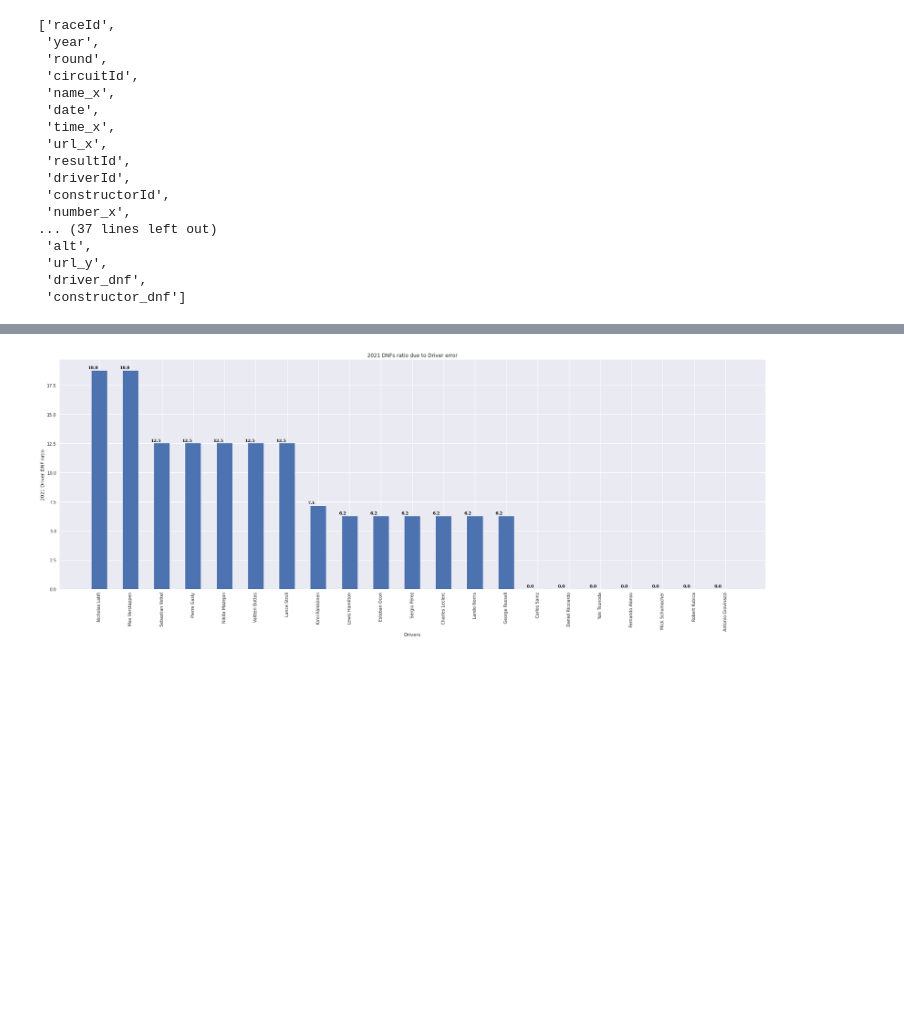
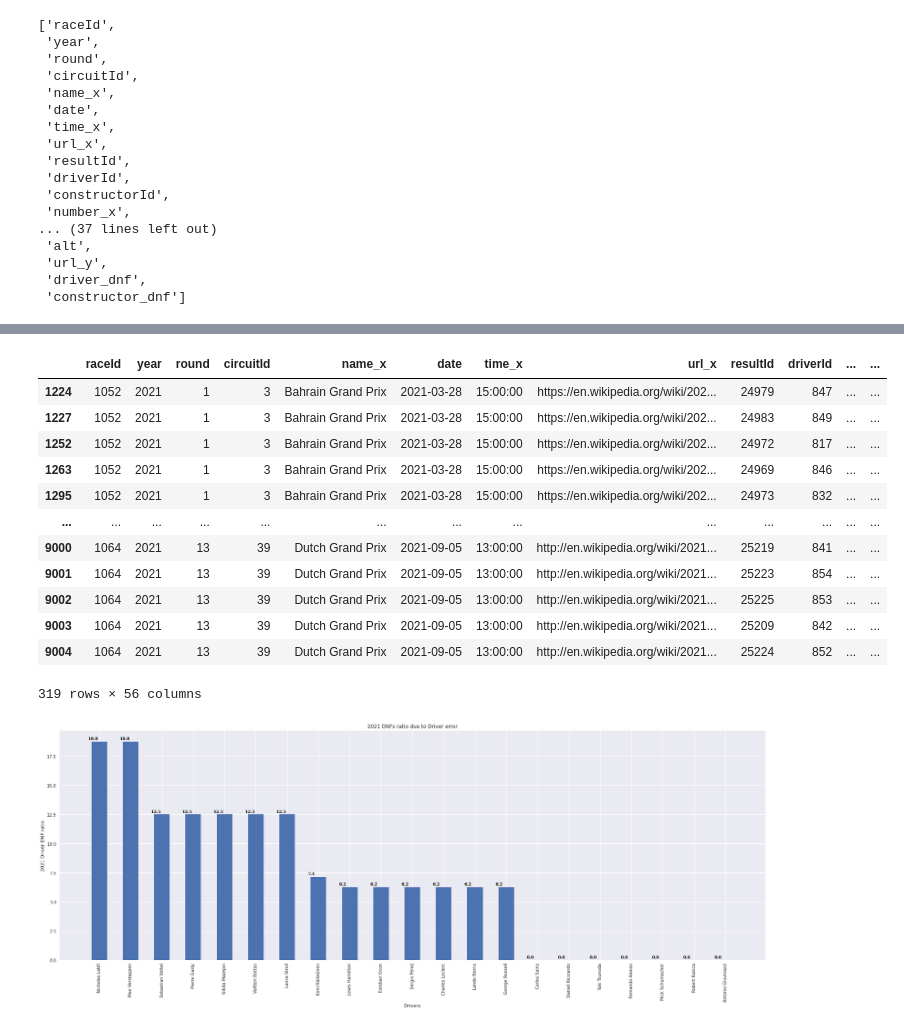
Before and after one commit to jGalanDS/redbull_espa, a Jupyter notebook: 03.f1_analysis_EDA.ipynb, the cells around one changed output, grey strips where cells are left out. Saved outputs shown, nothing was run; the diff lists cells and outputs as text; code cells hidden in the pictures; blank space fills up the shorter version.

```diff
--- a/03.f1_analysis_EDA.ipynb
+++ b/03.f1_analysis_EDA.ipynb
@@ -373,3 +353,19 @@ print(data2021)
+# %%
+data2021
+# %% [output]
+|  | raceId | year | round | circuitId | name_x | date | time_x | url_x | resultId | driverId | ... | ... |
+| 1224 | 1052 | 2021 | 1 | 3 | Bahrain Grand Prix | 2021-03-28 | 15:00:00 | https://en.wikipedia.org/wiki/202... | 24979 | 847 | ... | ... |
+| 1227 | 1052 | 2021 | 1 | 3 | Bahrain Grand Prix | 2021-03-28 | 15:00:00 | https://en.wikipedia.org/wiki/202... | 24983 | 849 | ... | ... |
+| 1252 | 1052 | 2021 | 1 | 3 | Bahrain Grand Prix | 2021-03-28 | 15:00:00 | https://en.wikipedia.org/wiki/202... | 24972 | 817 | ... | ... |
+| 1263 | 1052 | 2021 | 1 | 3 | Bahrain Grand Prix | 2021-03-28 | 15:00:00 | https://en.wikipedia.org/wiki/202... | 24969 | 846 | ... | ... |
+| 1295 | 1052 | 2021 | 1 | 3 | Bahrain Grand Prix | 2021-03-28 | 15:00:00 | https://en.wikipedia.org/wiki/202... | 24973 | 832 | ... | ... |
+| ... | ... | ... | ... | ... | ... | ... | ... | ... | ... | ... | ... | ... |
+| 9000 | 1064 | 2021 | 13 | 39 | Dutch Grand Prix | 2021-09-05 | 13:00:00 | http://en.wikipedia.org/wiki/2021... | 25219 | 841 | ... | ... |
+| 9001 | 1064 | 2021 | 13 | 39 | Dutch Grand Prix | 2021-09-05 | 13:00:00 | http://en.wikipedia.org/wiki/2021... | 25223 | 854 | ... | ... |
+| 9002 | 1064 | 2021 | 13 | 39 | Dutch Grand Prix | 2021-09-05 | 13:00:00 | http://en.wikipedia.org/wiki/2021... | 25225 | 853 | ... | ... |
+| 9003 | 1064 | 2021 | 13 | 39 | Dutch Grand Prix | 2021-09-05 | 13:00:00 | http://en.wikipedia.org/wiki/2021... | 25209 | 842 | ... | ... |
+| 9004 | 1064 | 2021 | 13 | 39 | Dutch Grand Prix | 2021-09-05 | 13:00:00 | http://en.wikipedia.org/wiki/2021... | 25224 | 852 | ... | ... |
+319 rows × 56 columns
 # %%
 dnf_by_driver = data2021.groupby('driver').sum()['driver_dnf']
 driver_race_entered = data2021.groupby('driver').count()['driver_dnf']
```
Also changed, not shown: parts of 3 cells of this notebook, 3 other files.
